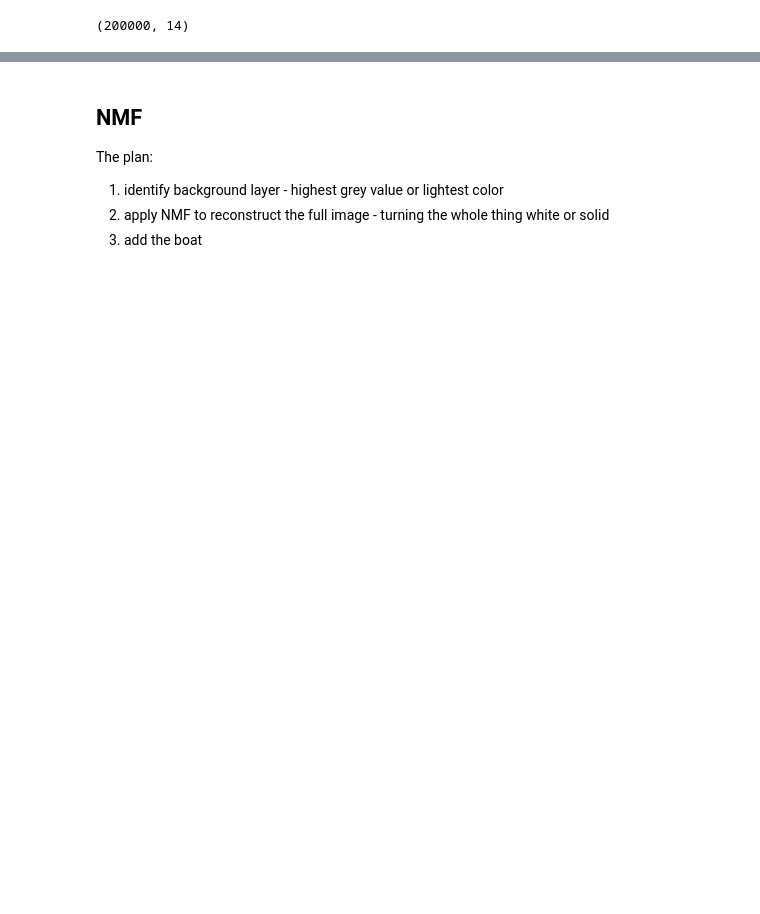
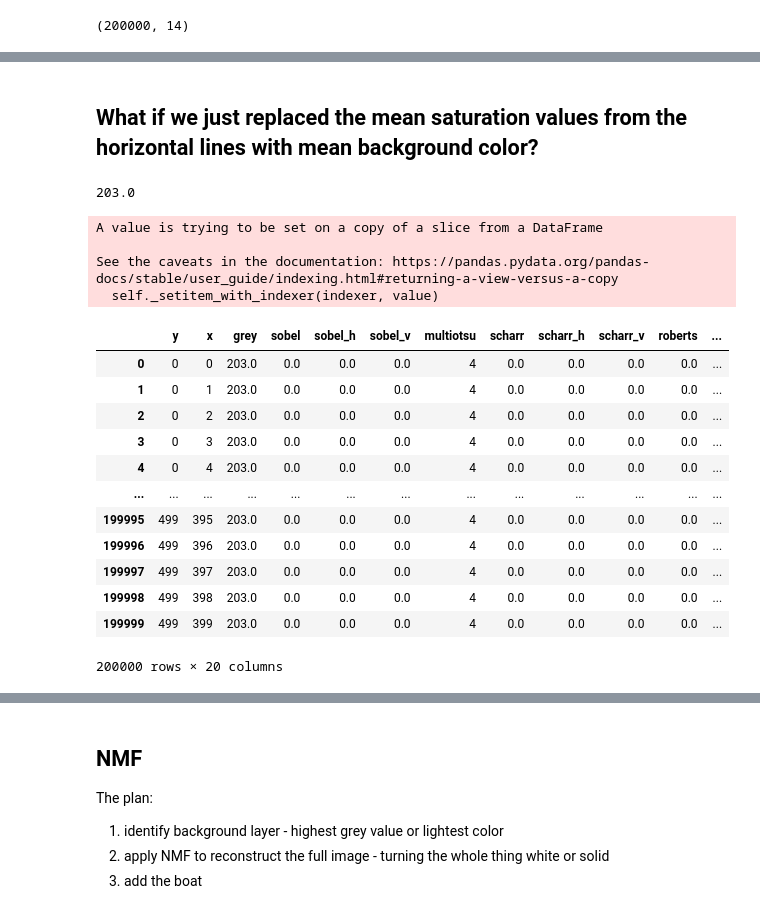
Before and after one commit to MegansColorado/Lined_Boats, a Jupyter notebook: Image_exploration.ipynb, the cells around one changed output, grey strips where cells are left out. Saved outputs shown, nothing was run; the diff lists cells and outputs as text; code cells hidden in the pictures; blank space fills up the shorter version.

```diff
--- a/Image_exploration.ipynb
+++ b/Image_exploration.ipynb
@@ -451,0 +420,36 @@ array([[ 0.2447595 , -0.34109031, -0.00953396,  0.00841642,  0.22205756,
+# %% [markdown]
+## What if we just replaced the mean saturation values from the horizontal lines with mean background color?
+# %%
+# another new idea for feature 188-195 is the mean saturation for a row
+# mean_saturation = np.arange(188, 196, 1)
+#df['mean sat lines'] = df[df['mean'] > 188 and df['mean'] < 195]
+df['grey'].loc[30000]
+# %% [output]
+203.0
+# %%
+for target_saturation in range(188,196):
+    for mean, idx in enumerate(df['mean']):
+        if target_saturation == mean:
+            #df[grey] = 203.35348855 #did this work?
+            df['grey'].loc[idx] = 203.35348855 #if not try this
+
+
+df            #replace df[grey]at same row with color of background
+# %% [output]
+A value is trying to be set on a copy of a slice from a DataFrame
+
+See the caveats in the documentation: https://pandas.pydata.org/pandas-docs/stable/user_guide/indexing.html#returning-a-view-versus-a-copy
+  self._setitem_with_indexer(indexer, value)
+|  | y | x | grey | sobel | sobel_h | sobel_v | multiotsu | scharr | scharr_h | scharr_v | roberts | ... |
+| 0 | 0 | 0 | 203.0 | 0.0 | 0.0 | 0.0 | 4 | 0.0 | 0.0 | 0.0 | 0.0 | ... |
+| 1 | 0 | 1 | 203.0 | 0.0 | 0.0 | 0.0 | 4 | 0.0 | 0.0 | 0.0 | 0.0 | ... |
+| 2 | 0 | 2 | 203.0 | 0.0 | 0.0 | 0.0 | 4 | 0.0 | 0.0 | 0.0 | 0.0 | ... |
+| 3 | 0 | 3 | 203.0 | 0.0 | 0.0 | 0.0 | 4 | 0.0 | 0.0 | 0.0 | 0.0 | ... |
+| 4 | 0 | 4 | 203.0 | 0.0 | 0.0 | 0.0 | 4 | 0.0 | 0.0 | 0.0 | 0.0 | ... |
+| ... | ... | ... | ... | ... | ... | ... | ... | ... | ... | ... | ... | ... |
+| 199995 | 499 | 395 | 203.0 | 0.0 | 0.0 | 0.0 | 4 | 0.0 | 0.0 | 0.0 | 0.0 | ... |
+| 199996 | 499 | 396 | 203.0 | 0.0 | 0.0 | 0.0 | 4 | 0.0 | 0.0 | 0.0 | 0.0 | ... |
+| 199997 | 499 | 397 | 203.0 | 0.0 | 0.0 | 0.0 | 4 | 0.0 | 0.0 | 0.0 | 0.0 | ... |
+| 199998 | 499 | 398 | 203.0 | 0.0 | 0.0 | 0.0 | 4 | 0.0 | 0.0 | 0.0 | 0.0 | ... |
+| 199999 | 499 | 399 | 203.0 | 0.0 | 0.0 | 0.0 | 4 | 0.0 | 0.0 | 0.0 | 0.0 | ... |
+200000 rows × 20 columns
```
Also changed, not shown: parts of 21 cells of this notebook, 3 other files.
